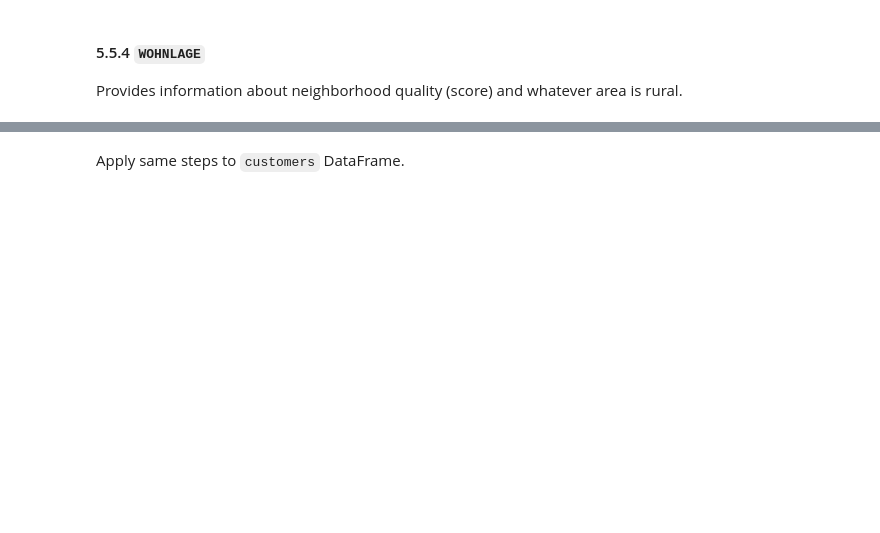
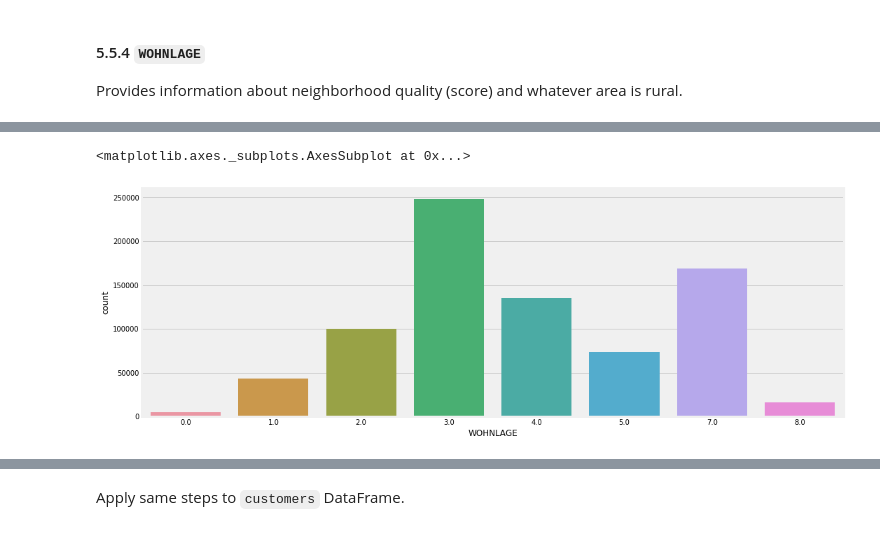
Before and after one commit to TK-Problem/nano_degree_DS, a Jupyter notebook: Capstone_project/Arvato_Project_Workbook.ipynb, the cells around one changed output, grey strips where cells are left out. Drawn from its saved outputs; the diff is of its cells as text; code cells hidden in the pictures; blank space fills up the shorter version.

```diff
--- a/Capstone_project/Arvato_Project_Workbook.ipynb
+++ b/Capstone_project/Arvato_Project_Workbook.ipynb
@@ -1786,8 +1893,8 @@ sns.countplot(x="LP_LEBENSPHASE_FEIN", data=azdias_8);
 # %%
 # replace NAN values with 0s, so that dictonary mapping could be used
 # e.g. {np.nan: [np.nan, np.nan, np.nan]} doesn't work.
-azdias_8.LP_LEBENSPHASE_FEIN = azdias_8.LP_LEBENSPHASE_FEIN.fillna(0)
-customers_8.LP_LEBENSPHASE_FEIN = customers_8.LP_LEBENSPHASE_FEIN.fillna(0)
+azdias_9.LP_LEBENSPHASE_FEIN = azdias_9.LP_LEBENSPHASE_FEIN.fillna(0)
+customers_9.LP_LEBENSPHASE_FEIN = customers_9.LP_LEBENSPHASE_FEIN.fillna(0)
 
 # create custom dictonary to encode: social unit type, earnings and age.
 LP_LEBENSPHASE_FEIN_dict = {
@@ -1847,24 +1954,24 @@ LP_LEBENSPHASE_FEIN_dict = {
 # %%
 %%time
 # create new collumns for decade and movement values
-_ = azdias_8.LP_LEBENSPHASE_FEIN.apply(lambda s: pd.Series({
+_ = azdias_9.LP_LEBENSPHASE_FEIN.apply(lambda s: pd.Series({
     'LP_LEBENSPHASE_FEIN_type':LP_LEBENSPHASE_FEIN_dict[s][0],
     'LP_LEBENSPHASE_FEIN_income':LP_LEBENSPHASE_FEIN_dict[s][1],
     'LP_LEBENSPHASE_FEIN_age':LP_LEBENSPHASE_FEIN_dict[s][2]}))
 # add these collumns to data frame
-azdias_8 = azdias_8.merge(_, left_index=True, right_index=True);
+azdias_9 = azdias_9.merge(_, left_index=True, right_index=True);
 # drop LP_LEBENSPHASE_FEIN collumn from dataframe
-azdias_8 = azdias_8.drop(["LP_LEBENSPHASE_FEIN"], axis=1)
+azdias_9 = azdias_9.drop(["LP_LEBENSPHASE_FEIN"], axis=1)
 
 # one-hot-encode type, income and age data
-azdias_8 = azdias_8.join(pd.get_dummies(azdias_8["LP_LEBENSPHASE_FEIN_type"],
+azdias_9 = azdias_9.join(pd.get_dummies(azdias_9["LP_LEBENSPHASE_FEIN_type"],
                                                 prefix="LP_LEBENSPHASE_FEIN_type"))
-azdias_8 = azdias_8.join(pd.get_dummies(azdias_8["LP_LEBENSPHASE_FEIN_income"],
+azdias_9 = azdias_9.join(pd.get_dummies(azdias_9["LP_LEBENSPHASE_FEIN_income"],
                                                 prefix="LP_LEBENSPHASE_FEIN_income"))
-azdias_8 = azdias_8.join(pd.get_dummies(azdias_8["LP_LEBENSPHASE_FEIN_age"],
+azdias_9 = azdias_9.join(pd.get_dummies(azdias_9["LP_LEBENSPHASE_FEIN_age"],
                                                 prefix="LP_LEBENSPHASE_FEIN_age"))
 
 # drop one-hot-encoded original collumns
-azdias_8 = azdias_8.drop(["LP_LEBENSPHASE_FEIN_type"], axis=1)
-azdias_8 = azdias_8.drop(["LP_LEBENSPHASE_FEIN_income"], axis=1)
-azdias_8 = azdias_8.drop(["LP_LEBENSPHASE_FEIN_age"], axis=1)
+azdias_9 = azdias_9.drop(["LP_LEBENSPHASE_FEIN_type"], axis=1)
+azdias_9 = azdias_9.drop(["LP_LEBENSPHASE_FEIN_income"], axis=1)
+azdias_9 = azdias_9.drop(["LP_LEBENSPHASE_FEIN_age"], axis=1)
@@ -1909,7 +2029,10 @@ for _ in range(len(_meanings)):
 # %%
 # Investigate "WOHNLAGE" and engineer two new variables and visualize
 plt.figure(figsize=(16, 6))
-sns.countplot(x="WOHNLAGE", data=azdias_8)
+sns.countplot(x="WOHNLAGE", data=azdias_9)
+# %% [output]
+<matplotlib.axes._subplots.AxesSubplot at 0x...>
+[figure, added]
 # %%
 # replace NAN values with 0s, so that dictonary mapping could be used
 # e.g. {np.nan: [np.nan, np.nan]} doesn't work.
```
Also changed, not shown: parts of 203 cells of this notebook.
